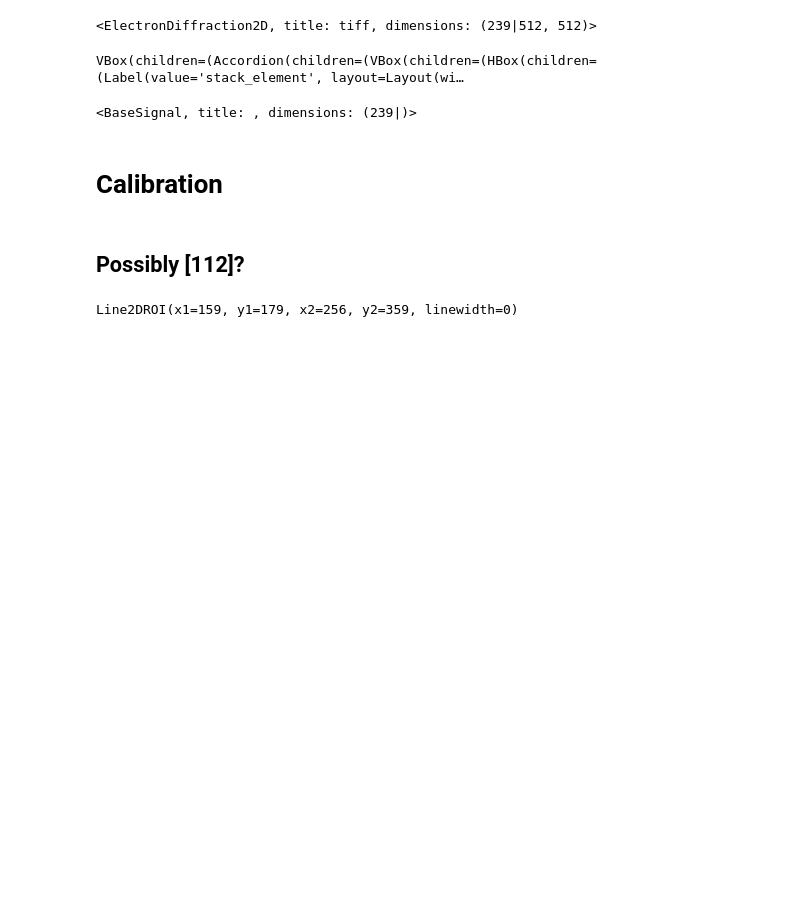
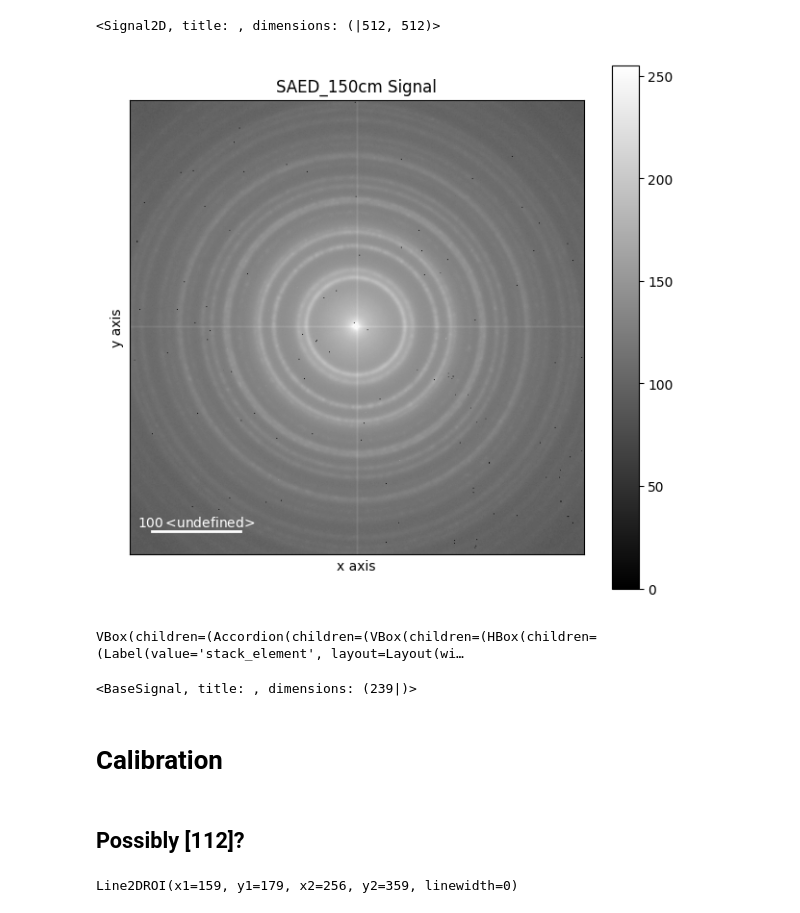
Before and after one commit to iverks/crysm, a Jupyter notebook: calibration.ipynb, the cells around one changed output. Drawn from its saved outputs; the diff is of its cells as text; code cells hidden in the pictures; blank space fills up the shorter version.

```diff
--- a/calibration.ipynb
+++ b/calibration.ipynb
@@ -12,11 +12,13 @@ import pyxem as pxm
 folder = './'
 file = 'Si_4.hspy'
 # %%
-s = hs.load(folder+file)
+s_200 = hs.load(folder+file)
 # %%
-s
+s_200
 # %% [output]
-<ElectronDiffraction2D, title: tiff, dimensions: (239|512, 512)>
+<Signal2D, title: , dimensions: (|512, 512)>
 # %%
-s.plot()
+s_200.plot()
+# %% [output]
+[figure, added]
 # %%
```
Also changed, not shown: parts of 22 cells of this notebook, 8 other files.
